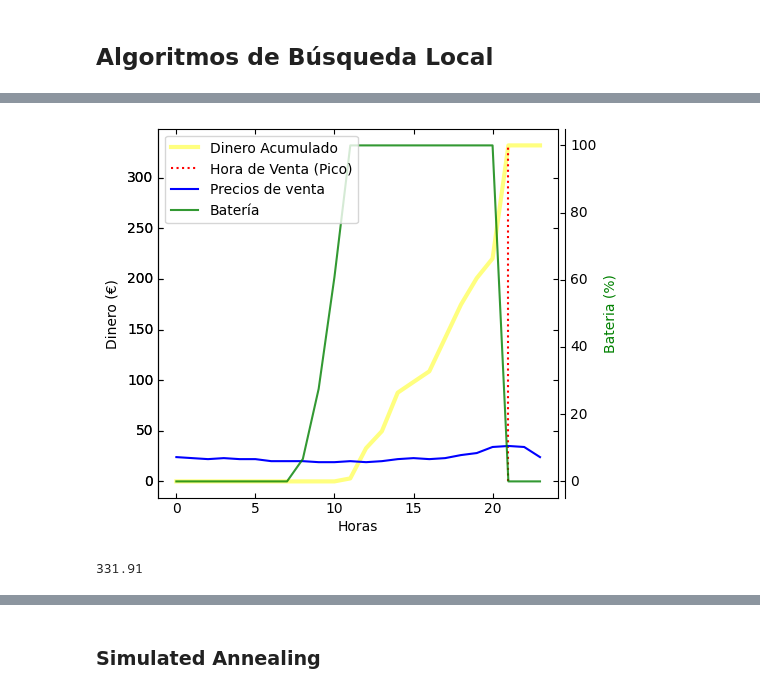
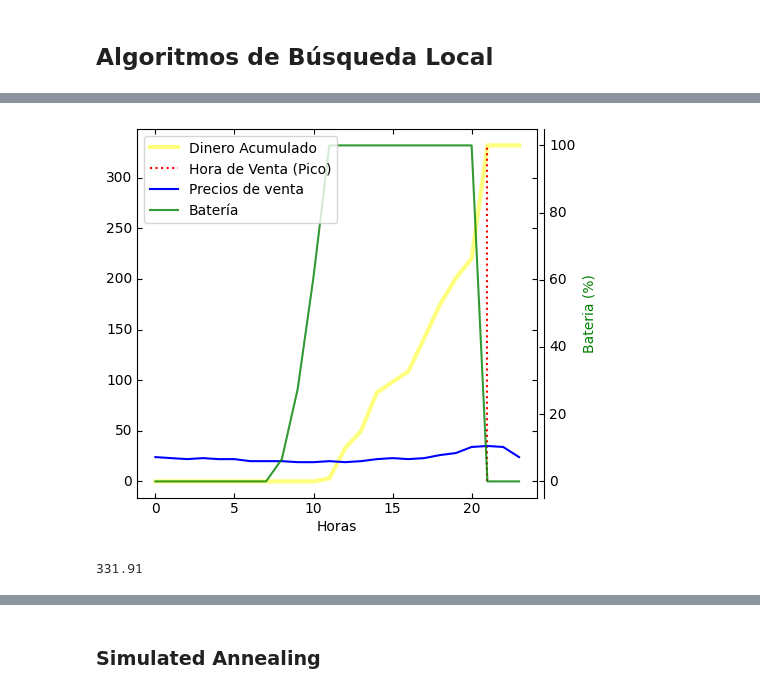
Before and after one commit to GrunCrow/Optimization_Solar_Plant, a Jupyter notebook: 1_Environments_and_Trajectories/notebook.ipynb, the cells around one changed output, grey strips where cells are left out. Drawn from its saved outputs; the diff is of its cells as text; code cells hidden in the pictures.

Commit message:
1_Entornos_y_Trayectorias v2.0. Función Evaluación y Búsqueda aleatoria
Elaborada la función evaluación base para el problema propuesto y su aplicación con la generación aleatoria de soluciones

```diff
--- a/1_Environments_and_Trajectories/notebook.ipynb
+++ b/1_Environments_and_Trajectories/notebook.ipynb
@@ -41,17 +41,17 @@ Precio de compra y precio de venta forman el array de 2 filas precio donde:
 El precio se expresa en cents/kWh
 # %%
 # precio[0] = precios de compra
-precio_compra = [26, 26, 25, 24,23,24,25,27,30,29,34,32,31,31,25,24,25,26,34,36,39,40,38,29]
+precio_compra_problema1 = [26, 26, 25, 24,23,24,25,27,30,29,34,32,31,31,25,24,25,26,34,36,39,40,38,29]
 
 # precio[1] = precios de venta
-precio_venta = [24, 23, 22, 23,22,22,20,20,20,19,19,20,19,20,22,23,22,23,26,28,34,35,34,24] # 21 = max
+precio_venta_problema1 = [24, 23, 22, 23,22,22,20,20,20,19,19,20,19,20,22,23,22,23,26,28,34,35,34,24] # 21 = max
 
-precio = [precio_compra, precio_venta]
+precio_problema1 = [precio_compra_problema1, precio_venta_problema1]
 # %% [markdown]
 Radiacion en Wh/m2
 # %%
 # radiacion W/h en m2
-radiacion = [0, 0, 0, 0, 0, 0, 0, 0, 100, 313, 500, 661, 786, 419, 865, 230, 239, 715, 634, 468, 285, 96, 0, 0]
+radiacion_problema1 = [0, 0, 0, 0, 0, 0, 0, 0, 100, 313, 500, 661, 786, 419, 865, 230, 239, 715, 634, 468, 285, 96, 0, 0]
 # %%
 horas = [0] * 24
 for idx, hora in enumerate(horas):
@@ -131,9 +131,9 @@ def representar_grafica(dinero_hora, bateria_hora, hora_venta_pico, precios_vent
 
     offset = 5
 
-    new_fixed_axis = dinero.get_grid_helper().new_fixed_axis
+    '''new_fixed_axis = dinero.get_grid_helper().new_fixed_axis
     dinero.axis["left"] = new_fixed_axis(loc="left", axes=dinero,
-                                            offset=(0, 0))
+                                            offset=(0, 0))'''
 
     new_fixed_axis = bateria.get_grid_helper().new_fixed_axis
     bateria.axis["right"] = new_fixed_axis(loc="right", axes=bateria,
@@ -184,5 +243,5 @@ def representar_grafica(dinero_hora, bateria_hora, hora_venta_pico, precios_vent
 # %%
-def greedy(radiacion, precio):
+def greedy(radiacion, precio, representar = False):
     bateria_capacidad_porcentaje = 0
     dinero_total = 0
 
@@ -212,11 +271,12 @@ def greedy(radiacion, precio):
         bateria_hora[hora] = bateria_capacidad_porcentaje
         dinero_hora[hora] = dinero_total
 
-    representar_grafica(dinero_hora, bateria_hora, hora_venta_pico, precios_venta)
+    if representar:
+        representar_grafica(dinero_hora, bateria_hora, hora_venta_pico, precios_venta)
 
     return dinero_total
-# %%
-greedy(radiacion, precio)
-# %% [output]
-[figure, removed]
-331.91
+# %%
+greedy(radiacion_problema1, precio_problema1, True)
+# %% [output]
+[figure, added]
+331.91
```
Also changed, not shown: parts of 7 cells of this notebook.
